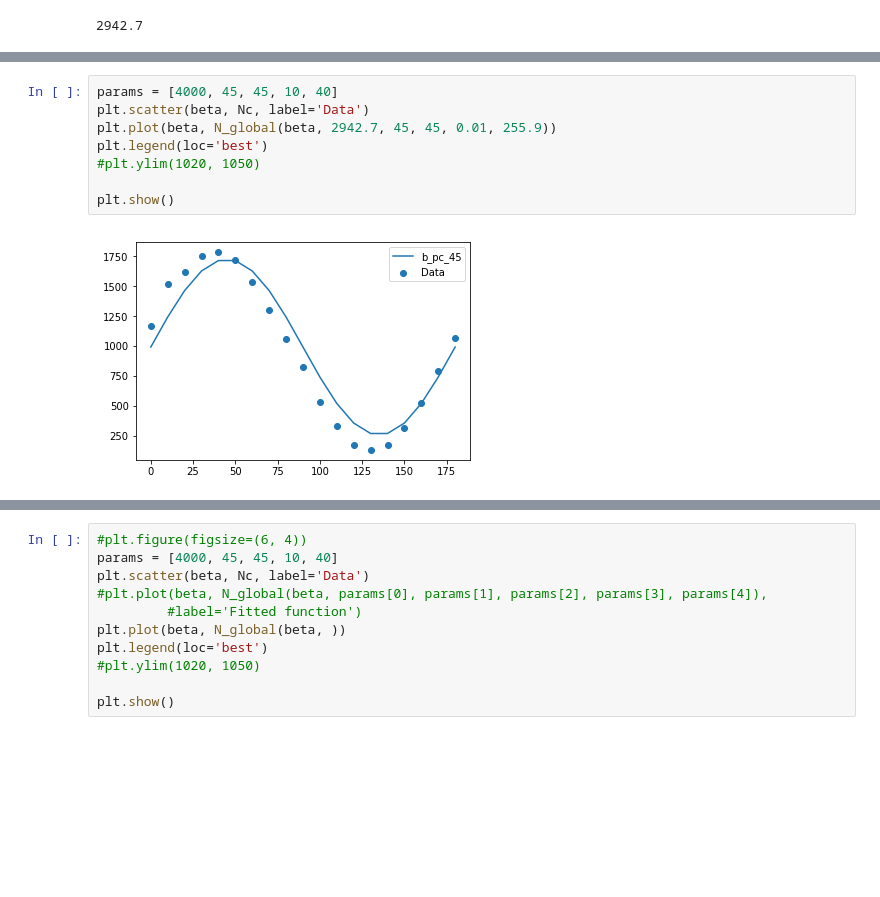
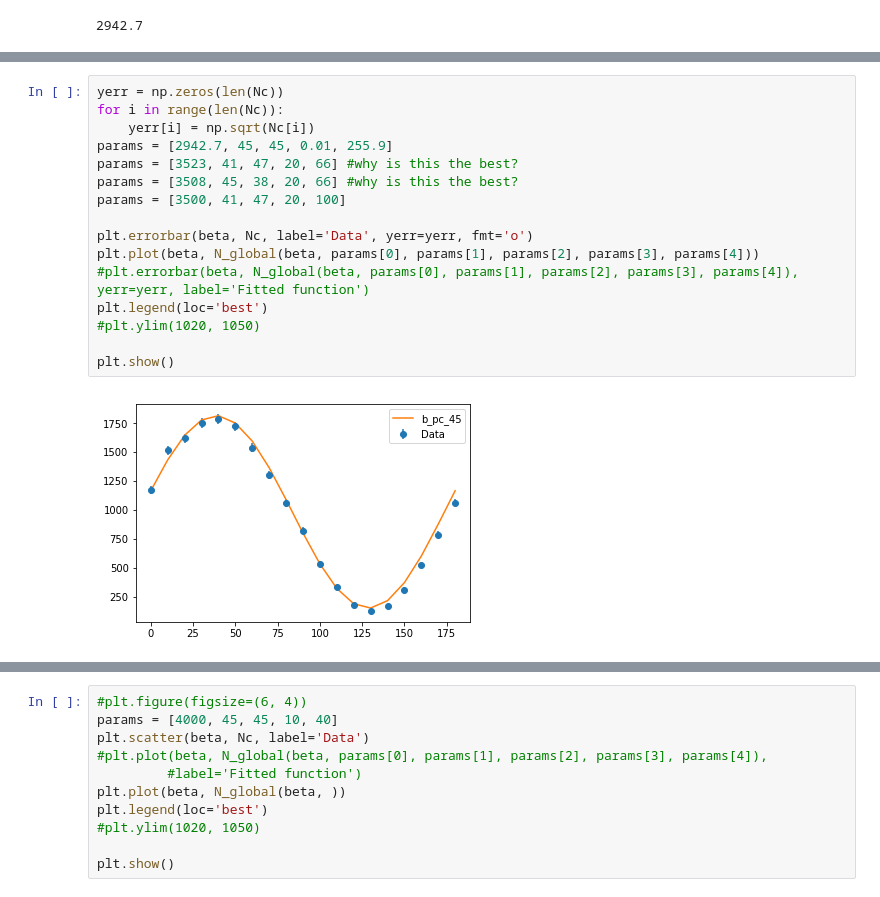
Before and after one commit to indibl99/adv_lab, a Jupyter notebook: Bells_Analysis.ipynb, the cells around one changed output, grey strips where cells are left out. Drawn from its saved outputs; the diff is of its cells as text; blank space fills up the shorter version.

```diff
--- a/Bells_Analysis.ipynb
+++ b/Bells_Analysis.ipynb
@@ -127,13 +204,21 @@ plt.show()
-# %%
-params = [4000, 45, 45, 10, 40]
-plt.scatter(beta, Nc, label='Data')
-plt.plot(beta, N_global(beta, 2942.7, 45, 45, 0.01, 255.9))
-plt.legend(loc='best')
-#plt.ylim(1020, 1050)
-
-plt.show()
-# %% [output]
-[figure, removed]
+# %%
+yerr = np.zeros(len(Nc))
+for i in range(len(Nc)):
+    yerr[i] = np.sqrt(Nc[i])
+params = [2942.7, 45, 45, 0.01, 255.9]
+params = [3523, 41, 47, 20, 66] #why is this the best?
+params = [3508, 45, 38, 20, 66] #why is this the best?
+params = [3500, 41, 47, 20, 100]
+
+plt.errorbar(beta, Nc, label='Data', yerr=yerr, fmt='o')
+plt.plot(beta, N_global(beta, params[0], params[1], params[2], params[3], params[4]))
+#plt.errorbar(beta, N_global(beta, params[0], params[1], params[2], params[3], params[4]), yerr=yerr, label='Fitted function')
+plt.legend(loc='best')
+#plt.ylim(1020, 1050)
+
+plt.show()
+# %% [output]
+[figure, added]
 # %%
 params, params_covariance = optimize.curve_fit(N_global, beta, Nc, p0=[4000, 45, 45, 10, 40])
 #print(params)
```
Also changed, not shown: parts of 7 cells of this notebook.
